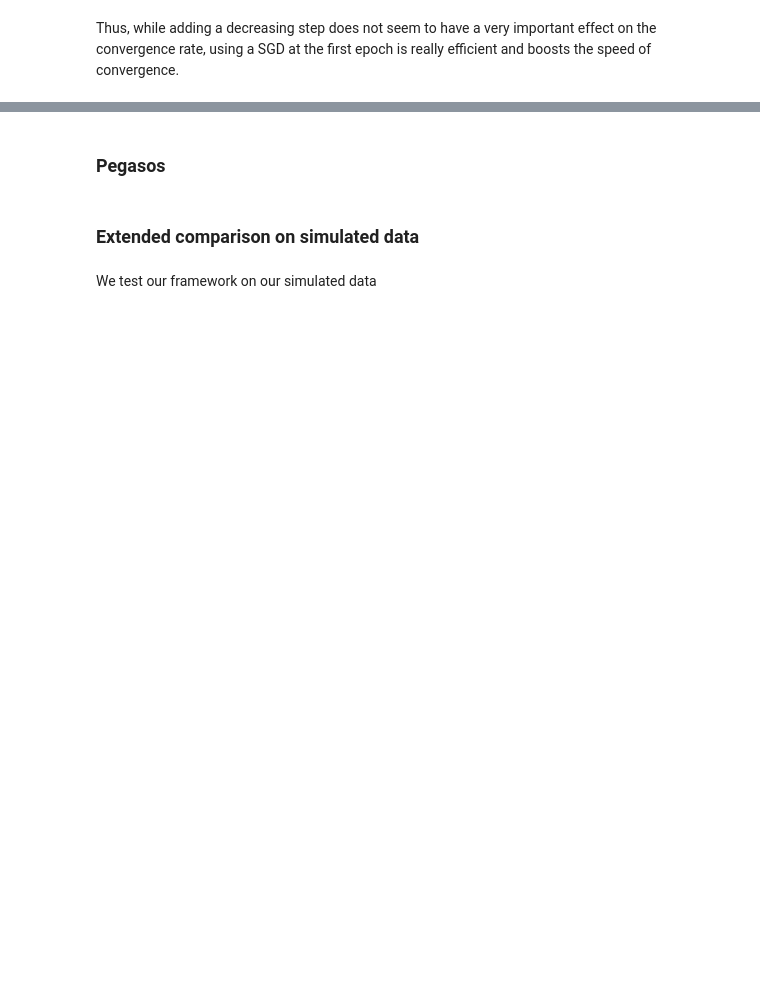
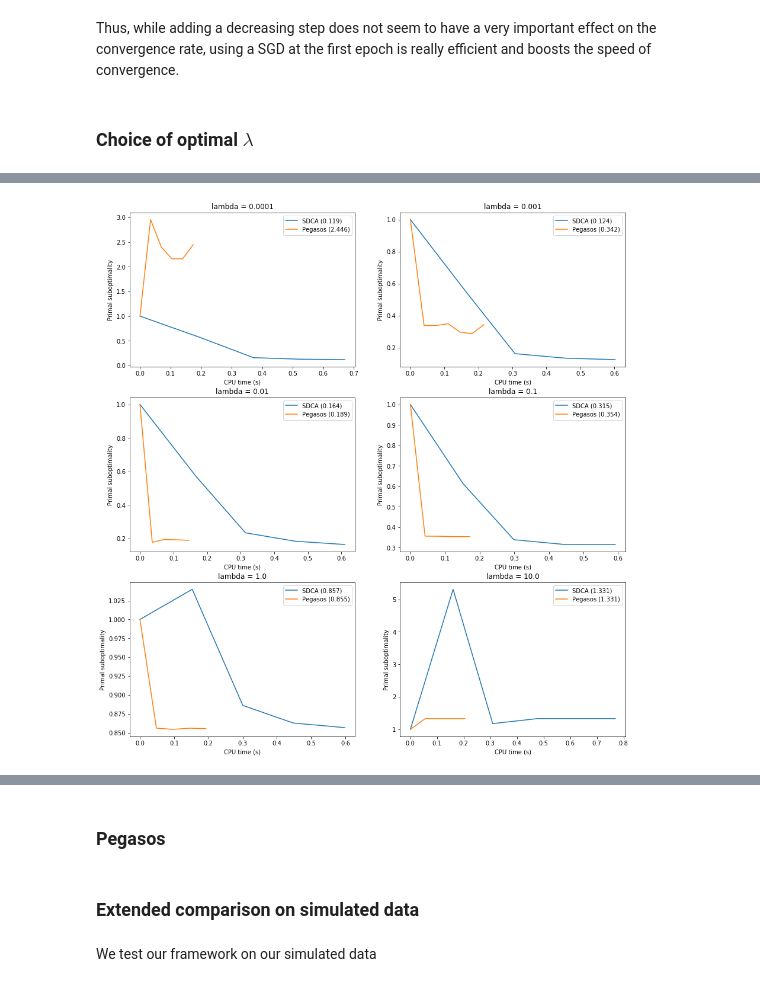
Before and after one commit to gauthier-schweitzer/soadml, a Jupyter notebook: Projet_final.ipynb, the cells around one changed output, grey strips where cells are left out. Cells and saved outputs as stored; diff of their text form; code cells hidden in the pictures; blank space fills up the shorter version.

```diff
--- a/Projet_final.ipynb
+++ b/Projet_final.ipynb
@@ -756,2 +755,35 @@ plt.show()
 # %% [markdown]
 Thus, while adding a decreasing step does not seem to have a very important effect on the convergence rate, using a SGD at the first epoch is really efficient and boosts the speed of convergence.
+# %% [markdown]
+### Choice of optimal $\lambda$
+# %%
+result=[]
+range_to_test = range (-4,2)
+pbar = ProgressBar()
+
+for i in pbar(range_to_test):
+    lamb = 1e1**(i)
+    outcome = namedtuple("outcome", (["lamb","sdca","pegasos"]))
+    out= (outcome(lamb,
+                  SDCA(X_train, Y_train, lamb, stop_thresh= 0.01,show_output= False),
+                  pegasos(X_train, Y_train, lamb, stop_thresh= 0.01,show_output= False)))
+    result.append(out)
+
+plt.figure(figsize=(15,22))
+
+for i in range(0,len(range_to_test)):
+    final_opt_sdca = result[i].sdca.primal_loss_track[-1]
+    final_opt_peg = result[i].pegasos.primal_val[-1]
+    index=int(str(int((len(range_to_test)+1)/2)+1)+'2'+str(i+1))
+    plt.subplot(index)
+    plt.plot(np.cumsum(result[i].sdca.timelaps), result[i].sdca.primal_loss_track , label="SDCA (%0.3f)" % final_opt_sdca)
+    plt.plot(np.cumsum(result[i].pegasos.rtime), result[i].pegasos.primal_val , label="Pegasos (%0.3f)" % final_opt_peg)
+    plt.ylabel("Primal suboptimality")
+    plt.xlabel("CPU time (s)")
+    plt.legend()
+    title = 'lambda = '+str(result[i].lamb)
+    plt.title(title)
+    print()
+
+plt.show()
+# %% [output]
@@ -757,0 +791 @@ Thus, while adding a decreasing step does not seem to have a very important effe
+[figure, added]
```
Also changed, not shown: parts of 43 cells of this notebook.
